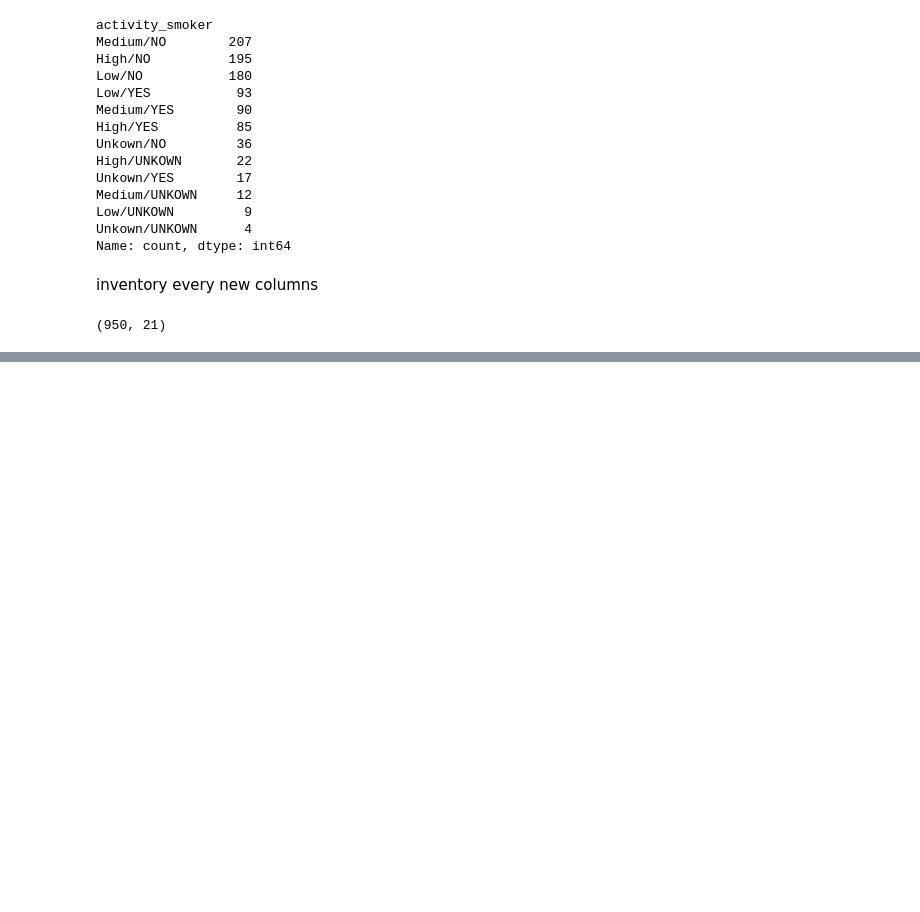
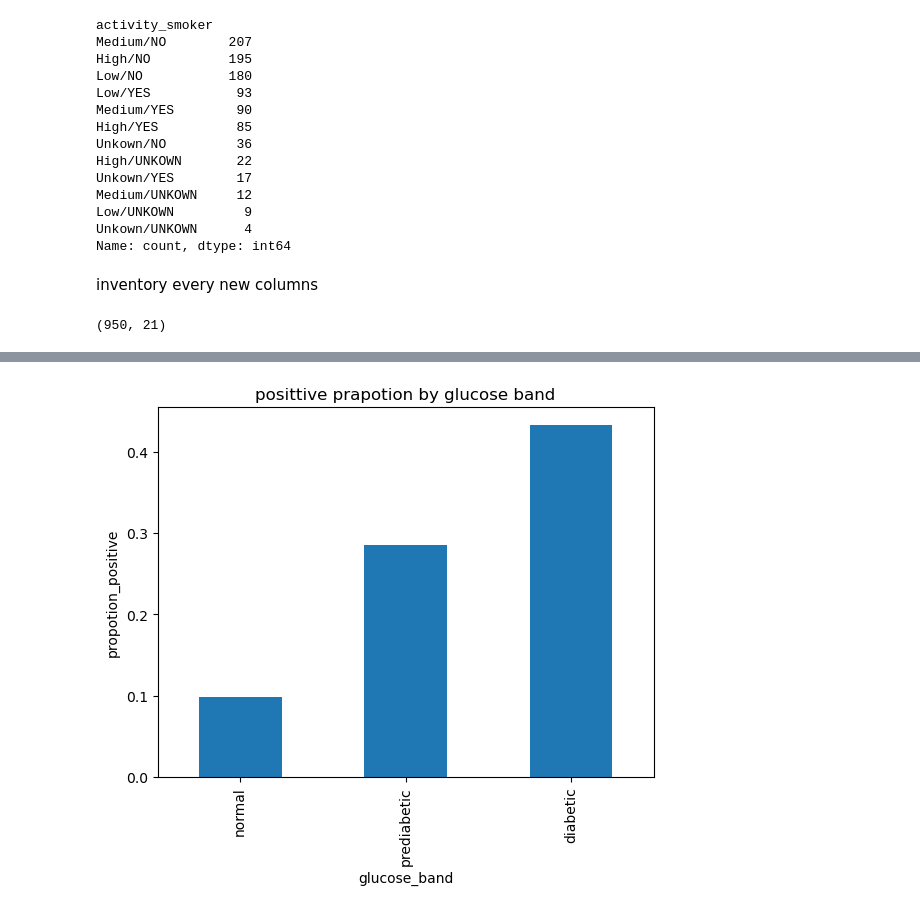
Before and after one commit to muhmmedajlan755-byte/project1_daibatise, a Jupyter notebook: notebook/ajlan_d2.ipynb, the cells around one changed output, grey strips where cells are left out. Saved outputs shown, nothing was run; the diff lists cells and outputs as text; code cells hidden in the pictures; blank space fills up the shorter version.

```diff
--- a/notebook/ajlan_d2.ipynb
+++ b/notebook/ajlan_d2.ipynb
@@ -225,0 +307,8 @@ df.shape
+# %%
+ax=pd.crosstab(df['glucose_band'], df['outcome'], normalize="index")[1].plot(kind="bar")
+ax.set_xlabel('glucose_band')
+ax.set_ylabel('propotion_positive')
+ax.set_title('posittive prapotion by glucose band')
+plt.show()
+# %% [output]
+[figure, added]
```
Also changed, not shown: parts of 15 cells of this notebook, 1 other file.
